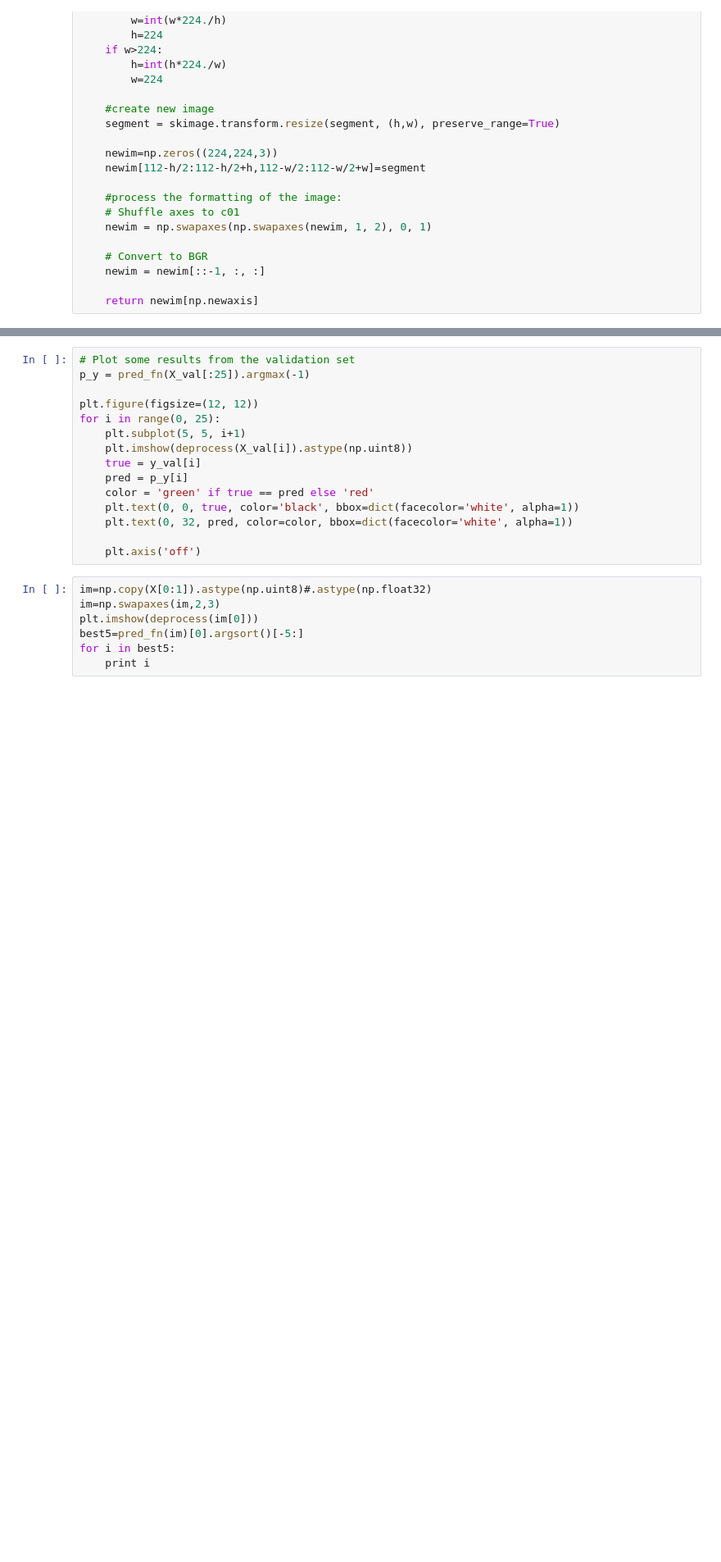
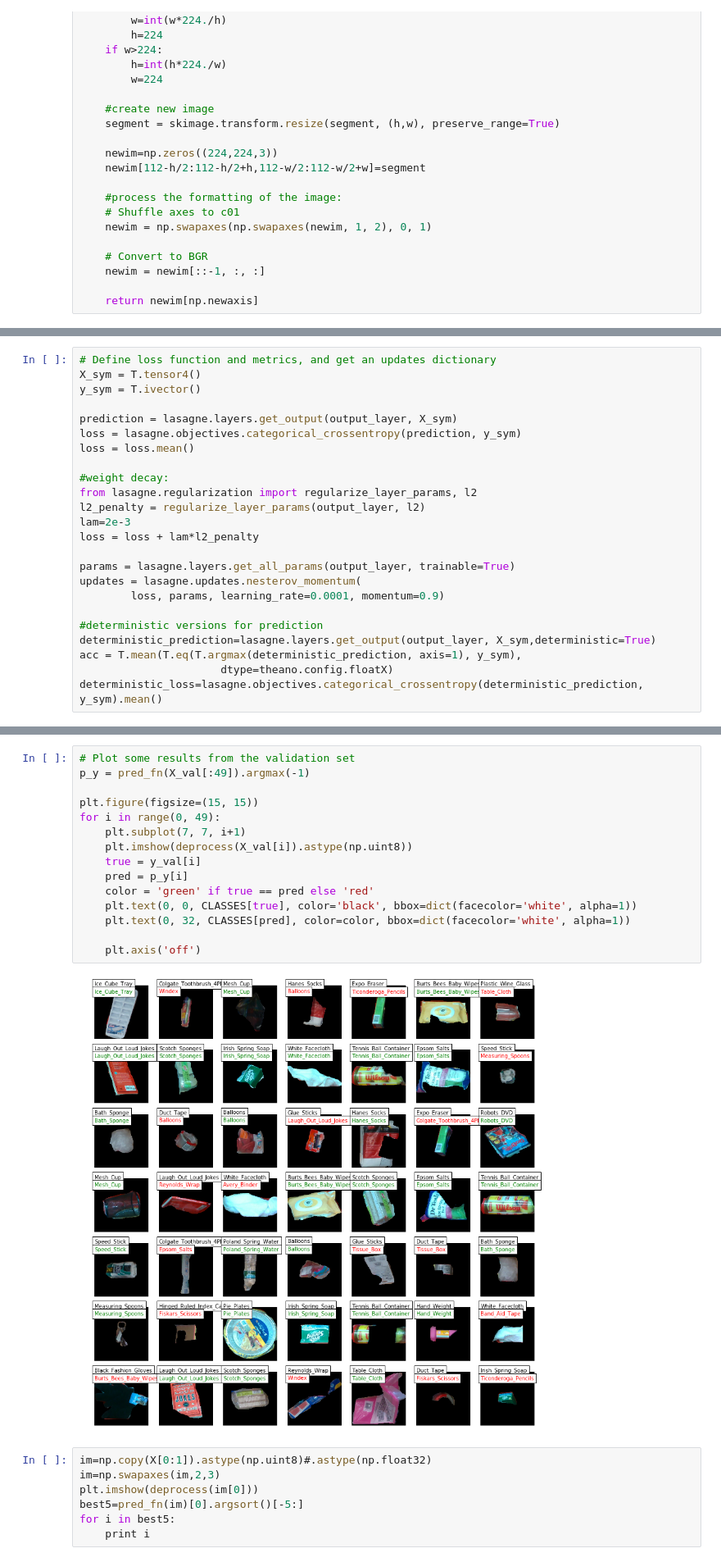
Before and after one commit to branchvincent/arc-reactor, a Jupyter notebook: src/perception/CNN_finetuning_ARC2017.ipynb, the cells around one changed output, grey strips where cells are left out. Shown at 82% size. Cells and saved outputs as stored; diff of their text form; blank space fills up the shorter version.

```diff
--- a/src/perception/CNN_finetuning_ARC2017.ipynb
+++ b/src/perception/CNN_finetuning_ARC2017.ipynb
@@ -691,0 +845,24 @@ X_val = np.vstack(X_val).astype(np.float32)
+# %%
+# Define loss function and metrics, and get an updates dictionary
+X_sym = T.tensor4()
+y_sym = T.ivector()
+
+prediction = lasagne.layers.get_output(output_layer, X_sym)
+loss = lasagne.objectives.categorical_crossentropy(prediction, y_sym)
+loss = loss.mean()
+
+#weight decay:
+from lasagne.regularization import regularize_layer_params, l2
+l2_penalty = regularize_layer_params(output_layer, l2)
+lam=2e-3
+loss = loss + lam*l2_penalty
+
+params = lasagne.layers.get_all_params(output_layer, trainable=True)
+updates = lasagne.updates.nesterov_momentum(
+        loss, params, learning_rate=0.0001, momentum=0.9)
+
+#deterministic versions for prediction
+deterministic_prediction=lasagne.layers.get_output(output_layer, X_sym,deterministic=True)
+acc = T.mean(T.eq(T.argmax(deterministic_prediction, axis=1), y_sym),
+                      dtype=theano.config.floatX)
+deterministic_loss=lasagne.objectives.categorical_crossentropy(deterministic_prediction, y_sym).mean()
@@ -718,18 +1027,20 @@ plt.show()
 # %%
 # Plot some results from the validation set
-p_y = pred_fn(X_val[:25]).argmax(-1)
+p_y = pred_fn(X_val[:49]).argmax(-1)
 
-plt.figure(figsize=(12, 12))
-for i in range(0, 25):
-    plt.subplot(5, 5, i+1)
+plt.figure(figsize=(15, 15))
+for i in range(0, 49):
+    plt.subplot(7, 7, i+1)
     plt.imshow(deprocess(X_val[i]).astype(np.uint8))
     true = y_val[i]
     pred = p_y[i]
     color = 'green' if true == pred else 'red'
-    plt.text(0, 0, true, color='black', bbox=dict(facecolor='white', alpha=1))
-    plt.text(0, 32, pred, color=color, bbox=dict(facecolor='white', alpha=1))
+    plt.text(0, 0, CLASSES[true], color='black', bbox=dict(facecolor='white', alpha=1))
+    plt.text(0, 32, CLASSES[pred], color=color, bbox=dict(facecolor='white', alpha=1))
 
     plt.axis('off')
+# %% [output]
+[figure, added]
 # %%
 im=np.copy(X[0:1]).astype(np.uint8)#.astype(np.float32)
 im=np.swapaxes(im,2,3)
```
Also changed, not shown: parts of 58 cells of this notebook.
